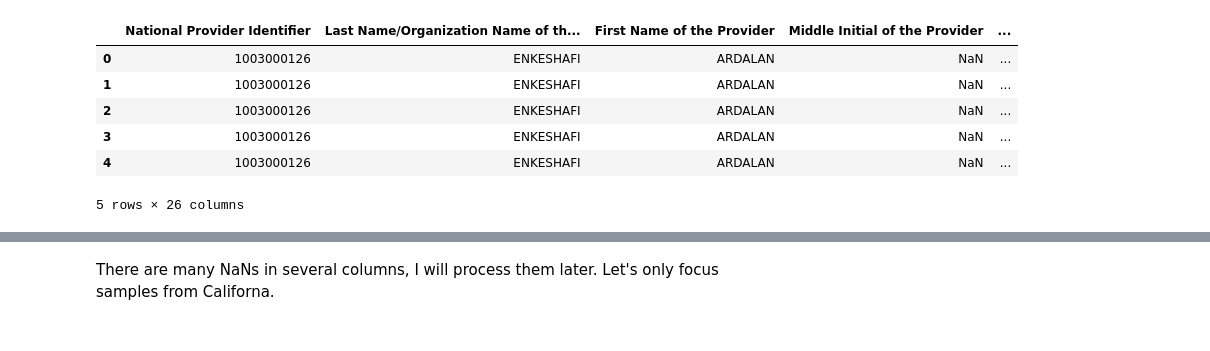
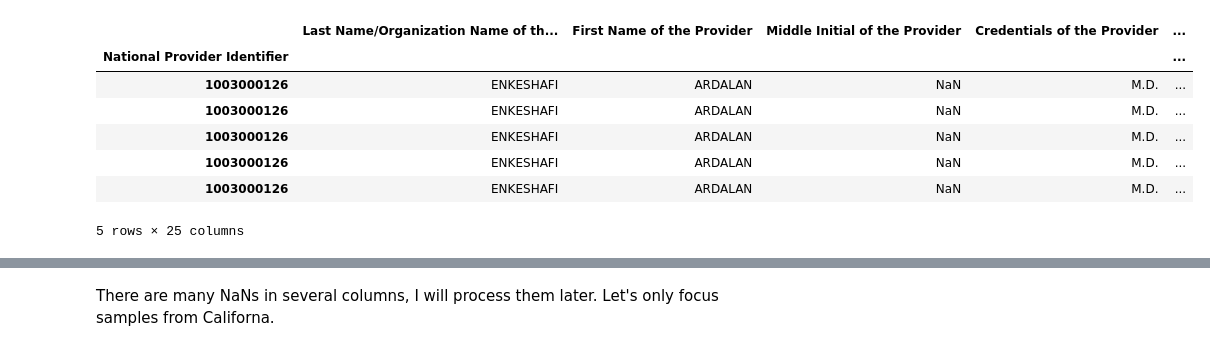
Before and after one commit to chvbs2000/SpringBoard, a Jupyter notebook: Capstone_Project1/analysis.ipynb, the cells around one changed output, grey strips where cells are left out. Cells and saved outputs as stored; diff of their text form; code cells hidden in the pictures.

```diff
--- a/Capstone_Project1/analysis.ipynb
+++ b/Capstone_Project1/analysis.ipynb
@@ -3,13 +3,14 @@ import pandas as pd
 import matplotlib.pyplot as plt
 import numpy as np
 # %%
-data = pd.read_csv("medical_insurance.csv")
+data = pd.read_csv("medical_insurance.csv", index_col = 'National Provider Identifier')
 data.head()
 # %% [output]
-|  | National Provider Identifier | Last Name/Organization Name of th... | First Name of the Provider | Middle Initial of the Provider | ... |
-| 0 | 1003000126 | ENKESHAFI | ARDALAN | NaN | ... |
-| 1 | 1003000126 | ENKESHAFI | ARDALAN | NaN | ... |
-| 2 | 1003000126 | ENKESHAFI | ARDALAN | NaN | ... |
-| 3 | 1003000126 | ENKESHAFI | ARDALAN | NaN | ... |
-| 4 | 1003000126 | ENKESHAFI | ARDALAN | NaN | ... |
+|  | Last Name/Organization Name of th... | First Name of the Provider | Middle Initial of the Provider | Credentials of the Provider | ... |
+| National Provider Identifier |  |  |  |  | ... |
+| 1003000126 | ENKESHAFI | ARDALAN | NaN | M.D. | ... |
+| 1003000126 | ENKESHAFI | ARDALAN | NaN | M.D. | ... |
+| 1003000126 | ENKESHAFI | ARDALAN | NaN | M.D. | ... |
+| 1003000126 | ENKESHAFI | ARDALAN | NaN | M.D. | ... |
+| 1003000126 | ENKESHAFI | ARDALAN | NaN | M.D. | ... |
-5 rows × 26 columns
+5 rows × 25 columns
```
Also changed, not shown: parts of 49 cells of this notebook.
